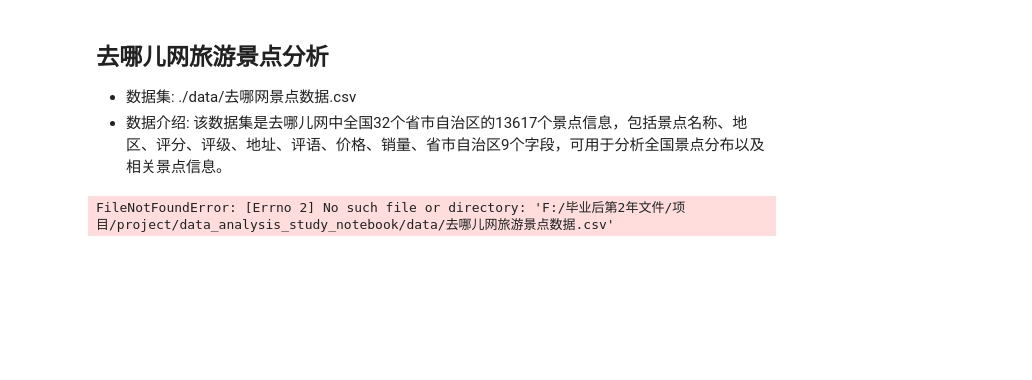
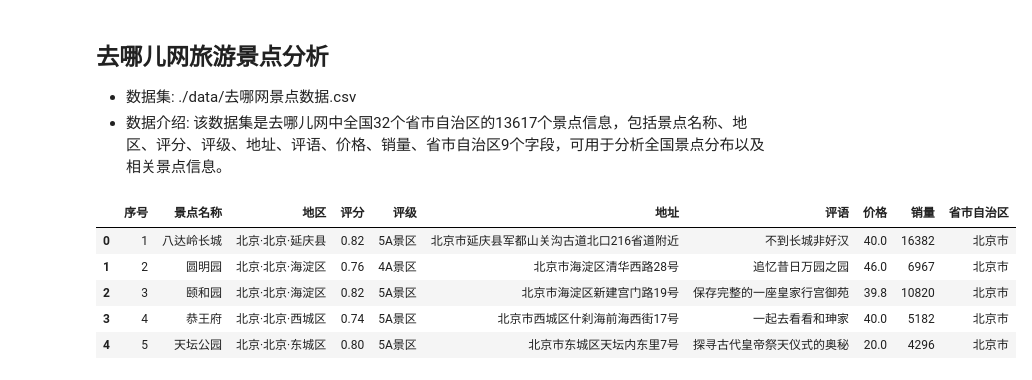
Before and after one commit to Jumpingk/data_analysis_study_notebook, a Jupyter notebook: 去哪儿网旅游景点分析.ipynb, the cells around one changed output. Drawn from its saved outputs; the diff is of its cells as text; code cells hidden in the pictures; blank space fills up the shorter version.

```diff
--- a/去哪儿网旅游景点分析.ipynb
+++ b/去哪儿网旅游景点分析.ipynb
@@ -12,7 +12,12 @@ from PIL import Image
 plt.rcParams['font.sans-serif'] = 'STKaiti'
 plt.rcParams['axes.unicode_minus'] = False
 # %%
-data = pd.read_csv('F:/毕业后第2年文件/项目/project/data_analysis_study_notebook/data/去哪儿网旅游景点数据.csv', engine='python', encoding='gbk')
+data = pd.read_csv('./data/去哪儿网景点数据.csv', engine='python', encoding='gbk')
 data.head()
 # %% [output]
-FileNotFoundError: [Errno 2] No such file or directory: 'F:/毕业后第2年文件/项目/project/data_analysis_study_notebook/data/去哪儿网旅游景点数据.csv'
+|  | 序号 | 景点名称 | 地区 | 评分 | 评级 | 地址 | 评语 | 价格 | 销量 | 省市自治区 |
+| 0 | 1 | 八达岭长城 | 北京·北京·延庆县 | 0.82 | 5A景区 | 北京市延庆县军都山关沟古道北口216省道附近 | 不到长城非好汉 | 40.0 | 16382 | 北京市 |
+| 1 | 2 | 圆明园 | 北京·北京·海淀区 | 0.76 | 4A景区 | 北京市海淀区清华西路28号 | 追忆昔日万园之园 | 46.0 | 6967 | 北京市 |
+| 2 | 3 | 颐和园 | 北京·北京·海淀区 | 0.82 | 5A景区 | 北京市海淀区新建宫门路19号 | 保存完整的一座皇家行宫御苑 | 39.8 | 10820 | 北京市 |
+| 3 | 4 | 恭王府 | 北京·北京·西城区 | 0.74 | 5A景区 | 北京市西城区什刹海前海西街17号 | 一起去看看和珅家 | 40.0 | 5182 | 北京市 |
+| 4 | 5 | 天坛公园 | 北京·北京·东城区 | 0.80 | 5A景区 | 北京市东城区天坛内东里7号 | 探寻古代皇帝祭天仪式的奥秘 | 20.0 | 4296 | 北京市 |
```
Also changed, not shown: parts of 10 cells of this notebook.
